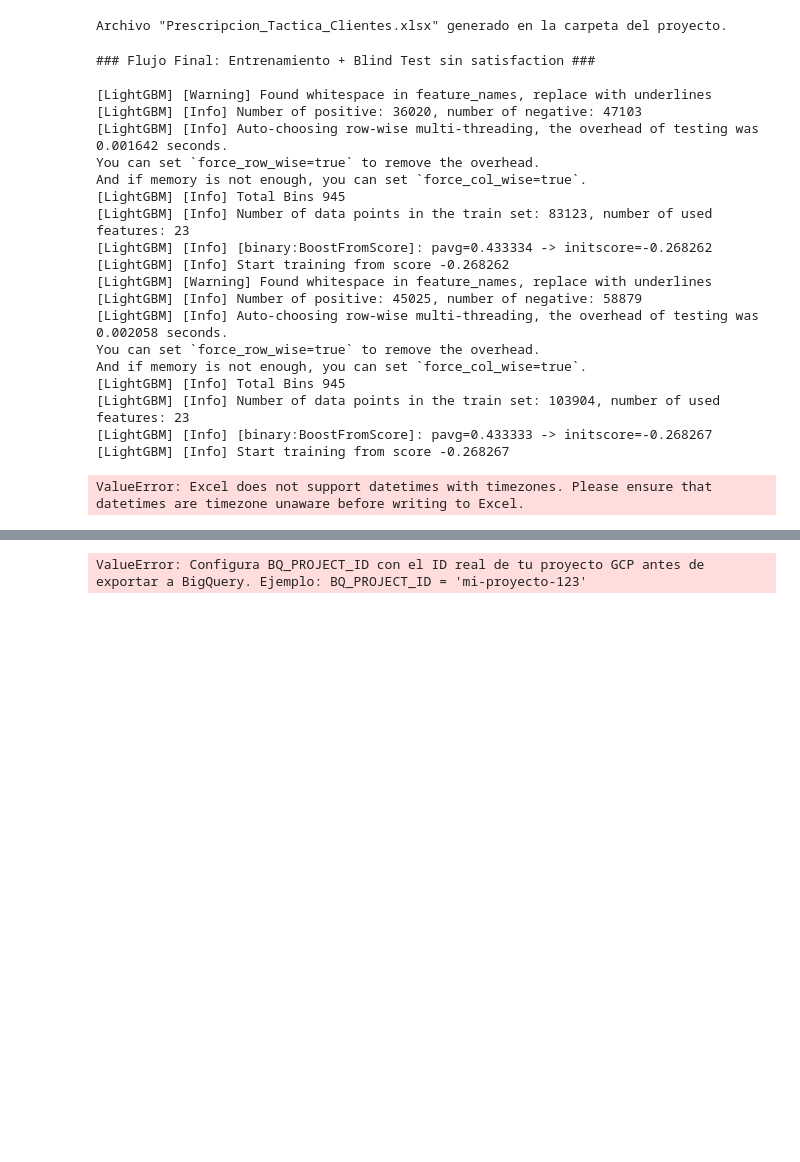
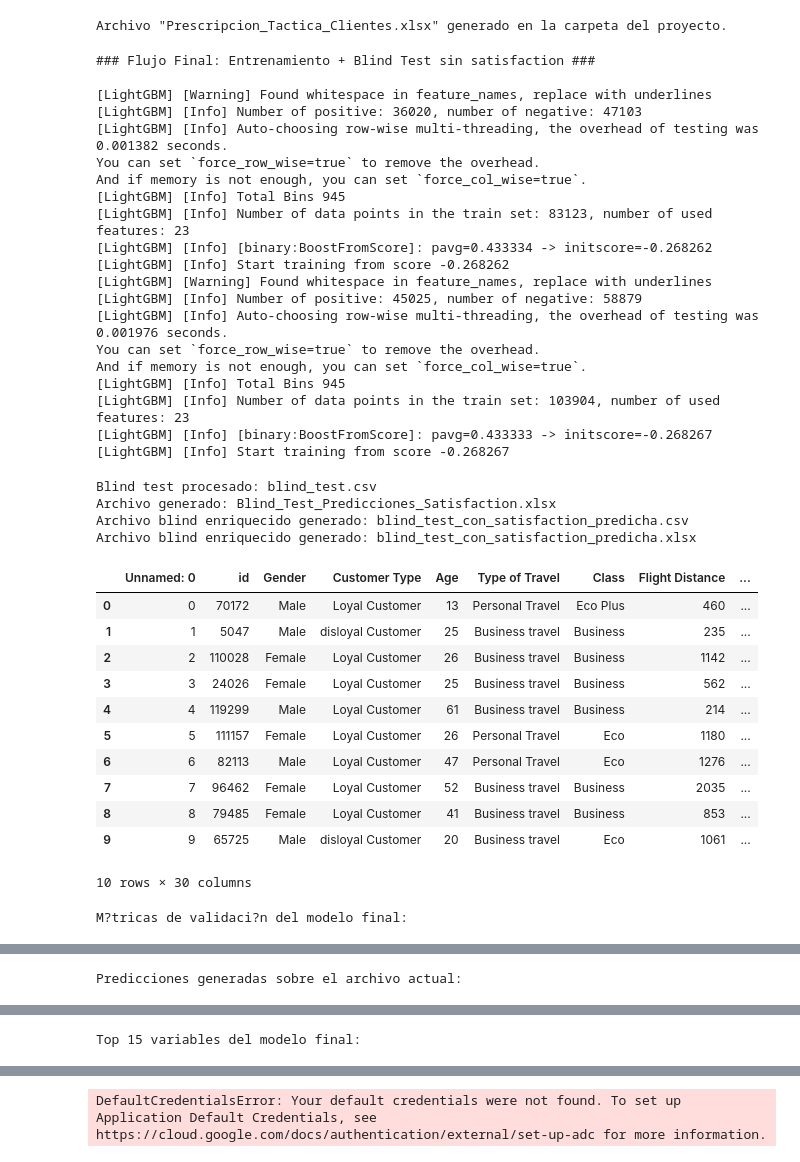
Before and after one commit to alvidev16/marketing-project, a Jupyter notebook: colab_division_aeronautica.ipynb, the cells around one changed output, grey strips where cells are left out. Saved outputs shown, nothing was run; the diff lists cells and outputs as text; code cells hidden in the pictures; blank space fills up the shorter version.

```diff
--- a/colab_division_aeronautica.ipynb
+++ b/colab_division_aeronautica.ipynb
@@ -1974,7 +1974,7 @@ def build_prediction_table(raw_df, X_encoded, probabilities, source_file, actual
 
     output['Segmento_Mando'] = output['Probabilidad_Fuga'].apply(assign_segment)
     output['Tactica_Sugerida'] = output['Segmento_Mando'].map(TACTICAL_MAP)
-    output['Scored_At'] = datetime.utcnow()
+    output['Scored_At'] = datetime.utcnow().strftime('%Y-%m-%d %H:%M:%S')
 
     if actual_y is not None:
         output['Satisfaction_Real'] = np.where(actual_y.to_numpy() == 1, POSITIVE_LABEL, NEGATIVE_LABEL)
@@ -2108,33 +2108,49 @@ else:
     print(f"No se encontr? el archivo blind '{BLIND_TEST_FILE}'.")
     print("Cuando lo tengas, col?calo en la carpeta del proyecto o cambia BLIND_TEST_FILE y vuelve a ejecutar esta celda.")
 
 print("\nM?tricas de validaci?n del modelo final:")
 display(final_model_metrics_df.round(4))
 
 print("\nPredicciones generadas sobre el archivo actual:")
 display(train_predictions_df.head(10))
 
 print("\nTop 15 variables del modelo final:")
 display(final_feature_importances_df.head(15))
 # %% [output]
 ### Flujo Final: Entrenamiento + Blind Test sin satisfaction ###
 
 [LightGBM] [Warning] Found whitespace in feature_names, replace with underlines
 [LightGBM] [Info] Number of positive: 36020, number of negative: 47103
-[LightGBM] [Info] Auto-choosing row-wise multi-threading, the overhead of testing was 0.001642 seconds.
+[LightGBM] [Info] Auto-choosing row-wise multi-threading, the overhead of testing was 0.001382 seconds.
 You can set `force_row_wise=true` to remove the overhead.
 And if memory is not enough, you can set `force_col_wise=true`.
 [LightGBM] [Info] Total Bins 945
 [LightGBM] [Info] Number of data points in the train set: 83123, number of used features: 23
 [LightGBM] [Info] [binary:BoostFromScore]: pavg=0.433334 -> initscore=-0.268262
 [LightGBM] [Info] Start training from score -0.268262
 [LightGBM] [Warning] Found whitespace in feature_names, replace with underlines
 [LightGBM] [Info] Number of positive: 45025, number of negative: 58879
-[LightGBM] [Info] Auto-choosing row-wise multi-threading, the overhead of testing was 0.002058 seconds.
+[LightGBM] [Info] Auto-choosing row-wise multi-threading, the overhead of testing was 0.001976 seconds.
 You can set `force_row_wise=true` to remove the overhead.
 And if memory is not enough, you can set `force_col_wise=true`.
 [LightGBM] [Info] Total Bins 945
 [LightGBM] [Info] Number of data points in the train set: 103904, number of used features: 23
 [LightGBM] [Info] [binary:BoostFromScore]: pavg=0.433333 -> initscore=-0.268267
 [LightGBM] [Info] Start training from score -0.268267
-ValueError: Excel does not support datetimes with timezones. Please ensure that datetimes are timezone unaware before writing to Excel.
+Blind test procesado: blind_test.csv
+Archivo generado: Blind_Test_Predicciones_Satisfaction.xlsx
+Archivo blind enriquecido generado: blind_test_con_satisfaction_predicha.csv
+Archivo blind enriquecido generado: blind_test_con_satisfaction_predicha.xlsx
+|  | Unnamed: 0 | id | Gender | Customer Type | Age | Type of Travel | Class | Flight Distance | ... |
+| 0 | 0 | 70172 | Male | Loyal Customer | 13 | Personal Travel | Eco Plus | 460 | ... |
+| 1 | 1 | 5047 | Male | disloyal Customer | 25 | Business travel | Business | 235 | ... |
+| 2 | 2 | 110028 | Female | Loyal Customer | 26 | Business travel | Business | 1142 | ... |
+| 3 | 3 | 24026 | Female | Loyal Customer | 25 | Business travel | Business | 562 | ... |
+| 4 | 4 | 119299 | Male | Loyal Customer | 61 | Business travel | Business | 214 | ... |
+| 5 | 5 | 111157 | Female | Loyal Customer | 26 | Personal Travel | Eco | 1180 | ... |
+| 6 | 6 | 82113 | Male | Loyal Customer | 47 | Personal Travel | Eco | 1276 | ... |
+| 7 | 7 | 96462 | Female | Loyal Customer | 52 | Business travel | Business | 2035 | ... |
+| 8 | 8 | 79485 | Female | Loyal Customer | 41 | Business travel | Business | 853 | ... |
+| 9 | 9 | 65725 | Male | disloyal Customer | 20 | Business travel | Eco | 1061 | ... |
+10 rows × 30 columns
+M?tricas de validaci?n del modelo final:
@@ -2140,0 +2159 @@ ValueError: Excel does not support datetimes with timezones. Please ensure that
+Predicciones generadas sobre el archivo actual:
@@ -2140,0 +2171 @@ ValueError: Excel does not support datetimes with timezones. Please ensure that
+Top 15 variables del modelo final:
@@ -2156,7 +2203,7 @@ SOURCE_FILE = os.getenv('SOURCE_FILE', 'data.csv')
 
 # Configura estos valores una vez. Tambien puedes definirlos como variables de entorno:
 #   BQ_PROJECT_ID, BQ_DATASET, BQ_LOCATION, BQ_TABLE_PREFIX
-BQ_PROJECT_ID = os.getenv('BQ_PROJECT_ID', 'REEMPLAZA_CON_TU_PROJECT_ID')
+BQ_PROJECT_ID = os.getenv('BQ_PROJECT_ID', 'division-aeronautica-aps')
 BQ_DATASET = os.getenv('BQ_DATASET', 'marketing_aeronautica')
 BQ_LOCATION = os.getenv('BQ_LOCATION', 'US')
 BQ_TABLE_PREFIX = os.getenv('BQ_TABLE_PREFIX', 'division_aeronautica')
@@ -2340,4 +2387,4 @@ print('\nExportacion completada. Conecta Looker Studio a estas tablas current:')
 for table_suffix in exports.keys():
     print(f' - {BQ_PROJECT_ID}.{BQ_DATASET}.{BQ_TABLE_PREFIX}_{table_suffix}')
 # %% [output]
-ValueError: Configura BQ_PROJECT_ID con el ID real de tu proyecto GCP antes de exportar a BigQuery. Ejemplo: BQ_PROJECT_ID = 'mi-proyecto-123'
+DefaultCredentialsError: Your default credentials were not found. To set up Application Default Credentials, see https://cloud.google.com/docs/authentication/external/set-up-adc for more information.
```
Also changed, not shown: parts of 3 cells of this notebook.
